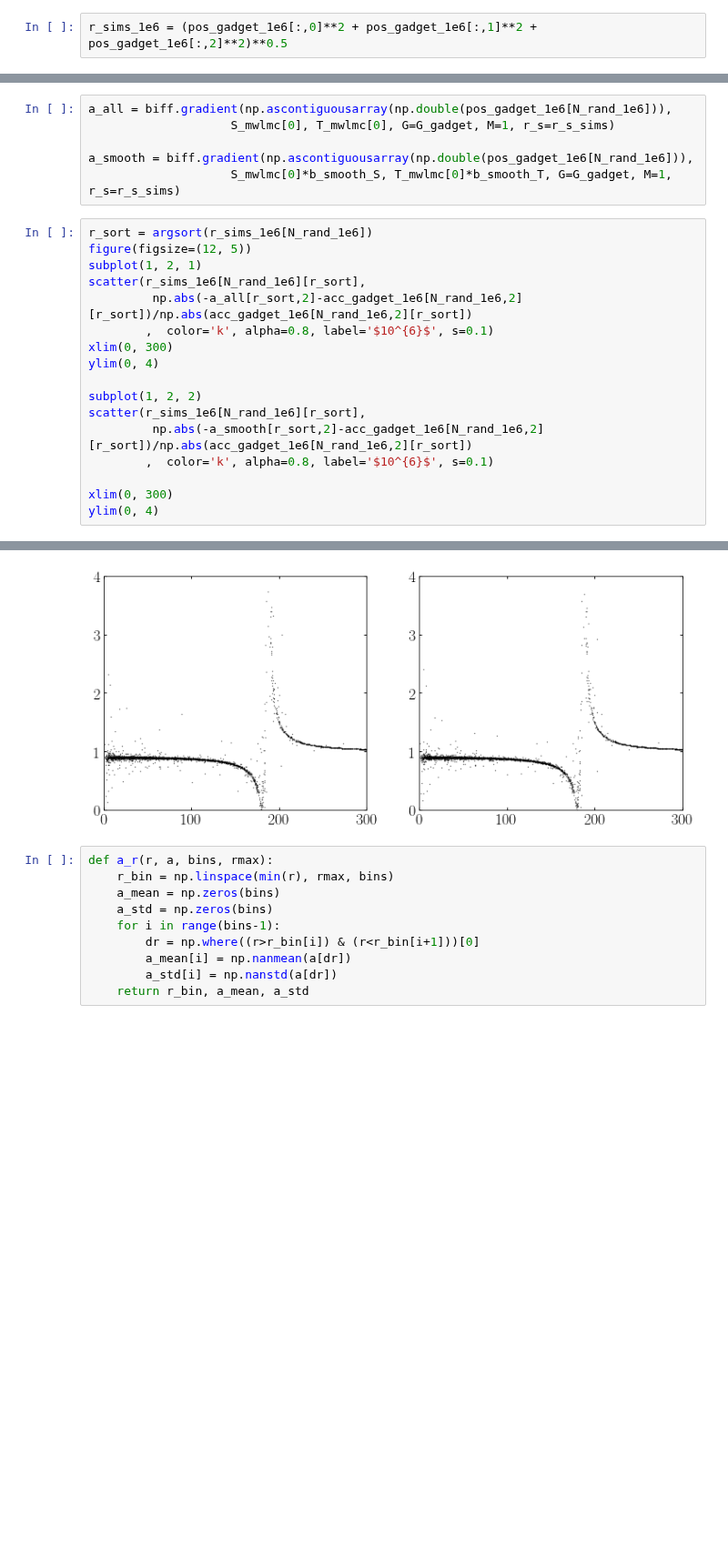
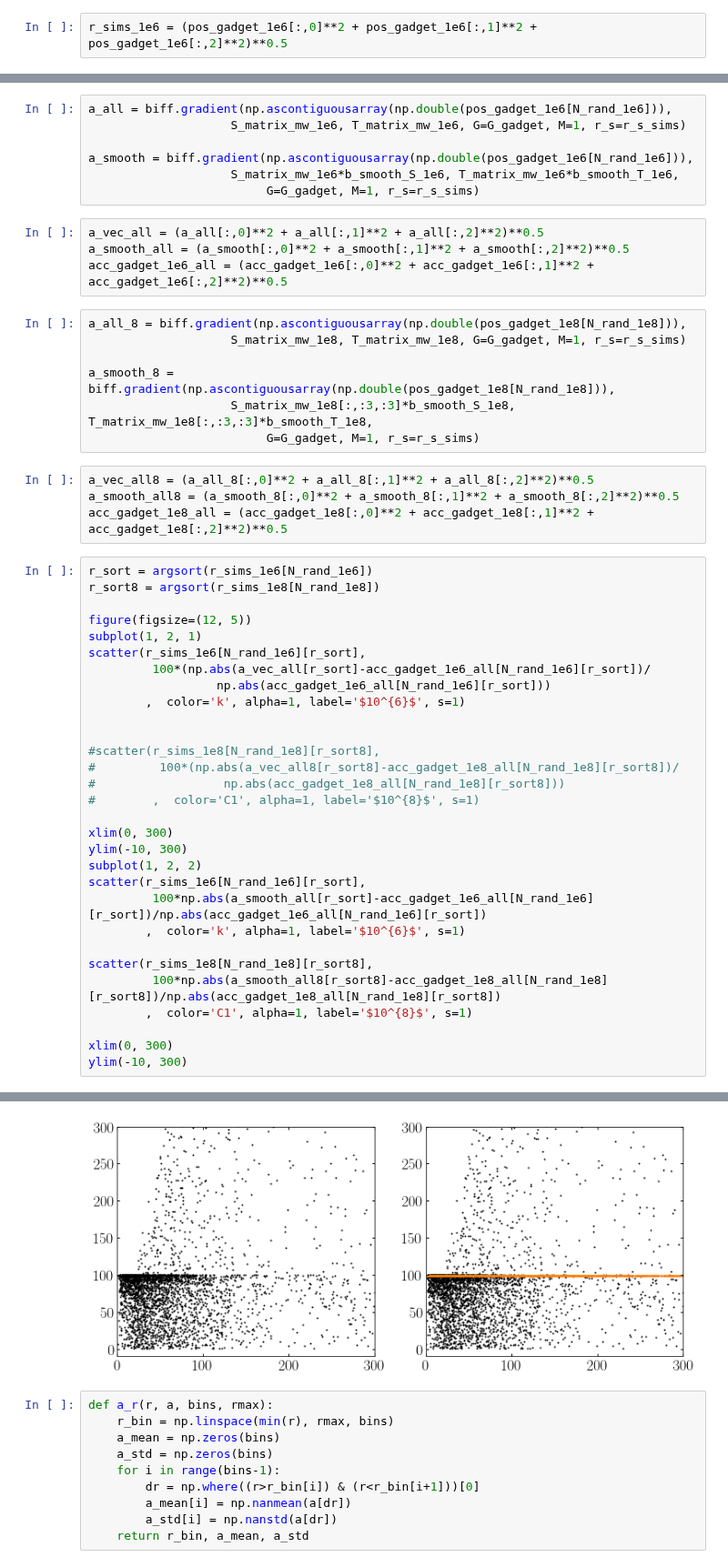
Before and after one commit to jngaravitoc/MW-LMC-SCF, a Jupyter notebook: code/coeff_variance.ipynb, the cells around one changed output, grey strips where cells are left out. Shown at 91% size. Drawn from its saved outputs; the diff is of its cells as text; blank space fills up the shorter version.

```diff
--- a/code/coeff_variance.ipynb
+++ b/code/coeff_variance.ipynb
@@ -191,24 +500,53 @@ r_sims_1e6 = (pos_gadget_1e6[:,0]**2 + pos_gadget_1e6[:,1]**2 + pos_gadget_1e6[:
 # %%
 a_all = biff.gradient(np.ascontiguousarray(np.double(pos_gadget_1e6[N_rand_1e6])),
-                    S_mwlmc[0], T_mwlmc[0], G=G_gadget, M=1, r_s=r_s_sims)
+                    S_matrix_mw_1e6, T_matrix_mw_1e6, G=G_gadget, M=1, r_s=r_s_sims)
 
 a_smooth = biff.gradient(np.ascontiguousarray(np.double(pos_gadget_1e6[N_rand_1e6])),
-                    S_mwlmc[0]*b_smooth_S, T_mwlmc[0]*b_smooth_T, G=G_gadget, M=1, r_s=r_s_sims)
+                    S_matrix_mw_1e6*b_smooth_S_1e6, T_matrix_mw_1e6*b_smooth_T_1e6,
+                         G=G_gadget, M=1, r_s=r_s_sims)
+# %%
+a_vec_all = (a_all[:,0]**2 + a_all[:,1]**2 + a_all[:,2]**2)**0.5
+a_smooth_all = (a_smooth[:,0]**2 + a_smooth[:,1]**2 + a_smooth[:,2]**2)**0.5
+acc_gadget_1e6_all = (acc_gadget_1e6[:,0]**2 + acc_gadget_1e6[:,1]**2 + acc_gadget_1e6[:,2]**2)**0.5
+# %%
+a_all_8 = biff.gradient(np.ascontiguousarray(np.double(pos_gadget_1e8[N_rand_1e8])),
+                    S_matrix_mw_1e8, T_matrix_mw_1e8, G=G_gadget, M=1, r_s=r_s_sims)
+
+a_smooth_8 = biff.gradient(np.ascontiguousarray(np.double(pos_gadget_1e8[N_rand_1e8])),
+                    S_matrix_mw_1e8[:,:3,:3]*b_smooth_S_1e8, T_matrix_mw_1e8[:,:3,:3]*b_smooth_T_1e8,
+                         G=G_gadget, M=1, r_s=r_s_sims)
+# %%
+a_vec_all8 = (a_all_8[:,0]**2 + a_all_8[:,1]**2 + a_all_8[:,2]**2)**0.5
+a_smooth_all8 = (a_smooth_8[:,0]**2 + a_smooth_8[:,1]**2 + a_smooth_8[:,2]**2)**0.5
+acc_gadget_1e8_all = (acc_gadget_1e8[:,0]**2 + acc_gadget_1e8[:,1]**2 + acc_gadget_1e8[:,2]**2)**0.5
 # %%
 r_sort = argsort(r_sims_1e6[N_rand_1e6])
+r_sort8 = argsort(r_sims_1e8[N_rand_1e8])
+
 figure(figsize=(12, 5))
 subplot(1, 2, 1)
 scatter(r_sims_1e6[N_rand_1e6][r_sort],
-         np.abs(-a_all[r_sort,2]-acc_gadget_1e6[N_rand_1e6,2][r_sort])/np.abs(acc_gadget_1e6[N_rand_1e6,2][r_sort])
-        ,  color='k', alpha=0.8, label='$10^{6}$', s=0.1)
+         100*(np.abs(a_vec_all[r_sort]-acc_gadget_1e6_all[N_rand_1e6][r_sort])/
+                  np.abs(acc_gadget_1e6_all[N_rand_1e6][r_sort]))
+        ,  color='k', alpha=1, label='$10^{6}$', s=1)
+
+
+#scatter(r_sims_1e8[N_rand_1e8][r_sort8],
+#         100*(np.abs(a_vec_all8[r_sort8]-acc_gadget_1e8_all[N_rand_1e8][r_sort8])/
+#                  np.abs(acc_gadget_1e8_all[N_rand_1e8][r_sort8]))
+#        ,  color='C1', alpha=1, label='$10^{8}$', s=1)
+
 xlim(0, 300)
-ylim(0, 4)
-
+ylim(-10, 300)
 subplot(1, 2, 2)
 scatter(r_sims_1e6[N_rand_1e6][r_sort],
-         np.abs(-a_smooth[r_sort,2]-acc_gadget_1e6[N_rand_1e6,2][r_sort])/np.abs(acc_gadget_1e6[N_rand_1e6,2][r_sort])
-        ,  color='k', alpha=0.8, label='$10^{6}$', s=0.1)
+         100*np.abs(a_smooth_all[r_sort]-acc_gadget_1e6_all[N_rand_1e6][r_sort])/np.abs(acc_gadget_1e6_all[N_rand_1e6][r_sort])
+        ,  color='k', alpha=1, label='$10^{6}$', s=1)
+
+scatter(r_sims_1e8[N_rand_1e8][r_sort8],
+         100*np.abs(a_smooth_all8[r_sort8]-acc_gadget_1e8_all[N_rand_1e8][r_sort8])/np.abs(acc_gadget_1e8_all[N_rand_1e8][r_sort8])
+        ,  color='C1', alpha=1, label='$10^{8}$', s=1)
 
 xlim(0, 300)
-ylim(0, 4)
+ylim(-10, 300)
 # %% [output]
@@ -216,4 +554,4 @@ ylim(0, 4)
-[figure, old version]
+[figure, new version]
 # %%
 def a_r(r, a, bins, rmax):
     r_bin = np.linspace(min(r), rmax, bins)
```
Also changed, not shown: parts of 61 cells of this notebook, 1 other file.
